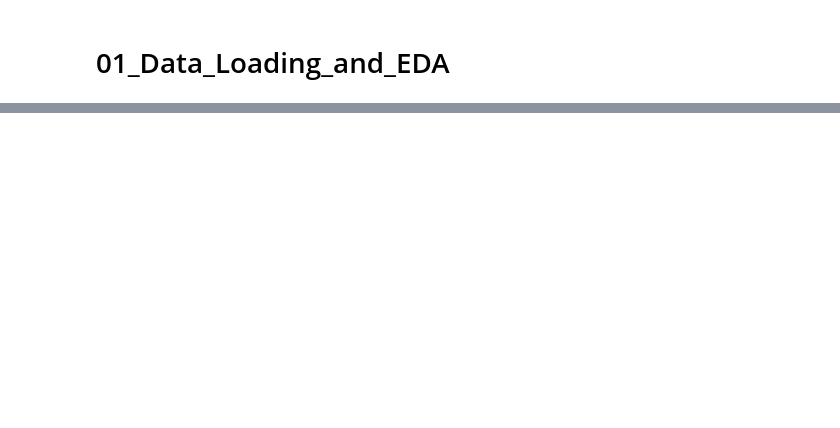
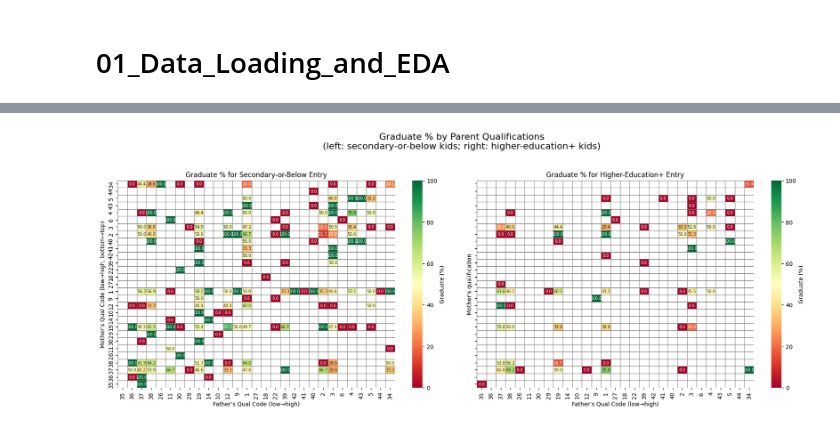
Before and after one commit to 21RM/Y3S2-AI-Proj2, a Jupyter notebook: notebooks/01_data_loading.ipynb, the cells around one changed output, grey strips where cells are left out. Drawn from its saved outputs; the diff is of its cells as text; code cells hidden in the pictures; blank space fills up the shorter version.

```diff
--- a/notebooks/01_data_loading.ipynb
+++ b/notebooks/01_data_loading.ipynb
@@ -77,0 +265,61 @@ plt.show()
+# %%
+import pandas as pd
+import matplotlib.pyplot as plt
+import seaborn as sns
+
+# (Assume df is loaded & cleaned already)
+
+low_codes = [1, 9, 10, 12, 14, 15, 19, 38]
+high_codes = [2, 3, 4, 5, 6, 39, 40, 42, 43]
+qual_order = [
+    35,36,37,38,26,11,30,29,19,14,10,12,9,1,
+    27,18,22,39,42,41,40,2,3,6,4,43,5,44,34
+]
+mother_order = qual_order[::-1]
+father_order = qual_order
+
+def grad_pct_matrix(df_subset):
+    ct = pd.crosstab(
+        [df_subset["Mother's qualification"], df_subset["Father's qualification"]],
+        df_subset["Target"]
+    )
+    pct = ct.div(ct.sum(axis=1), axis=0) * 100
+    return pct["Graduate"].unstack().reindex(index=mother_order, columns=father_order)
+
+mat_low  = grad_pct_matrix(df[df["Previous qualification"].isin(low_codes)])
+mat_high = grad_pct_matrix(df[df["Previous qualification"].isin(high_codes)])
+
+fig, (ax1, ax2) = plt.subplots(1, 2, figsize=(18, 7), sharey=True)
+plt.subplots_adjust(wspace=0.3)
+
+sns.heatmap(
+    mat_low, mask=mat_low.isna(), cmap="RdYlGn",
+    annot=True, fmt=".1f", linewidths=0.5, linecolor="gray",
+    cbar_kws={"label": "Graduate (%)"}, ax=ax1
+)
+ax1.set_title("Graduate % for Secondary-or-Below Entry", fontsize=12)
+ax1.set_xlabel("Father’s Qual Code (low→high)")
+ax1.set_ylabel("Mother’s Qual Code (low→high, bottom→top)")
+
+sns.heatmap(
+    mat_high, mask=mat_high.isna(), cmap="RdYlGn",
+    annot=True, fmt=".1f", linewidths=0.5, linecolor="gray",
+    cbar_kws={"label": "Graduate (%)"}, ax=ax2
+)
+ax2.set_title("Graduate % for Higher-Education+ Entry", fontsize=12)
+ax2.set_xlabel("Father’s Qual Code (low→high)")
+
+# Shrink all annotation texts to 5pt
+for ax in (ax1, ax2):
+    for txt in ax.texts:
+        txt.set_fontsize(7)
+
+plt.suptitle(
+    "Graduate % by Parent Qualifications\n"
+    "(left: secondary-or-below kids; right: higher-education+ kids)",
+    fontsize=16
+)
+plt.tight_layout(rect=[0, 0, 1, 0.95])
+plt.show()
+# %% [output]
+[figure, added]
```
Also changed, not shown: parts of 37 cells of this notebook, 2 other files.
